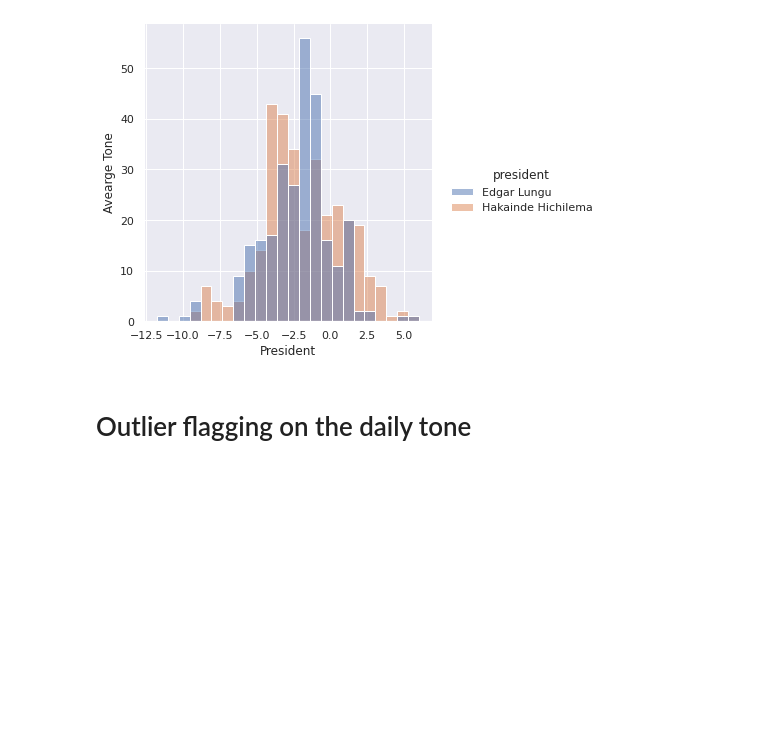
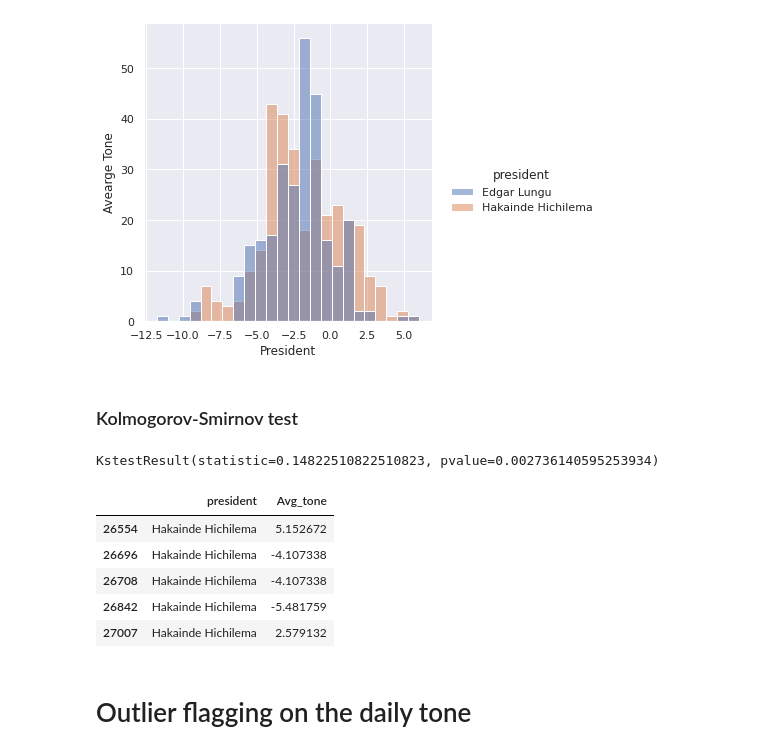
Before and after one commit to SitwalaM/nlp_gdelt_zambia_debt_analysis, a Jupyter notebook: notebooks/main_gdelt_zambia.ipynb, the cells around one changed output. Cells and saved outputs as stored; diff of their text form; code cells hidden in the pictures; blank space fills up the shorter version.

```diff
--- a/notebooks/main_gdelt_zambia.ipynb
+++ b/notebooks/main_gdelt_zambia.ipynb
@@ -317,3 +318,10 @@ plt.ylabel("Average Tone")
 plt.savefig("../images/tone_dist_presidents.png")
 # %% [output]
 [figure]
+# %% [markdown]
+### Kolmogorov-Smirnov test
+# %%
+# perform Kolmogorov-Smirnov test
+ks_2samp(combined[combined["president"]=="Edgar Lungu"].Avg_tone, combined[combined["president"]=="Hakainde Hichilema"].Avg_tone)
+# %% [output]
+KstestResult(statistic=0.14822510822510823, pvalue=0.002736140595253934)
@@ -320,3 +330,12 @@ plt.savefig("../images/tone_dist_presidents.png")
+# %%
+combined.tail()
+# %% [output]
+|  | president | Avg_tone |
+| 26554 | Hakainde Hichilema | 5.152672 |
+| 26696 | Hakainde Hichilema | -4.107338 |
+| 26708 | Hakainde Hichilema | -4.107338 |
+| 26842 | Hakainde Hichilema | -5.481759 |
+| 27007 | Hakainde Hichilema | 2.579132 |
 # %% [markdown]
 # Outlier flagging on the daily tone
 # %%
```
Also changed, not shown: parts of 6 cells of this notebook.
